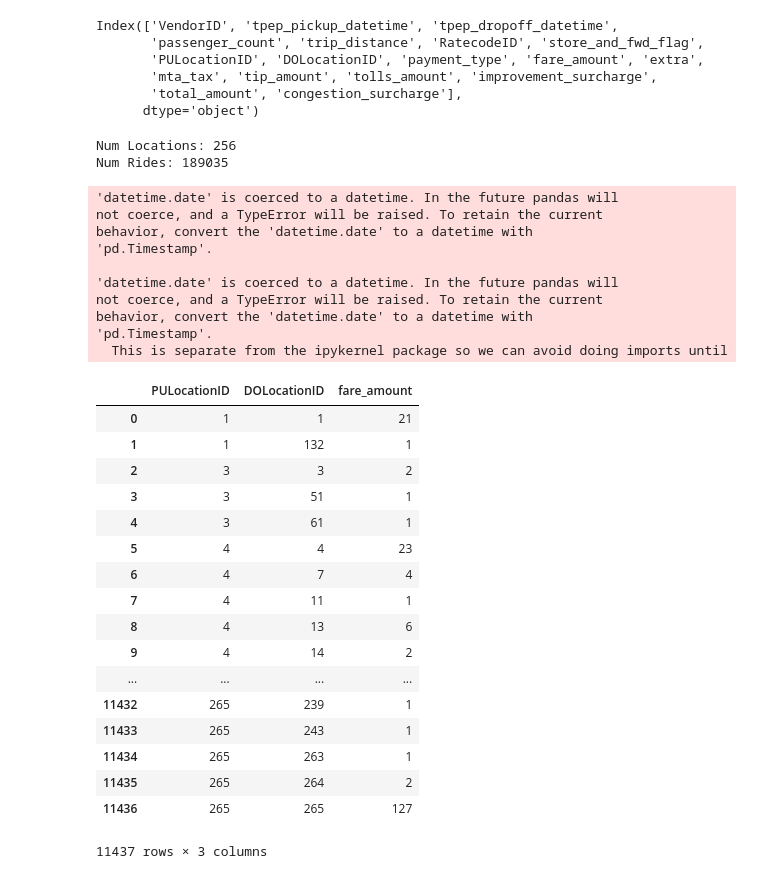
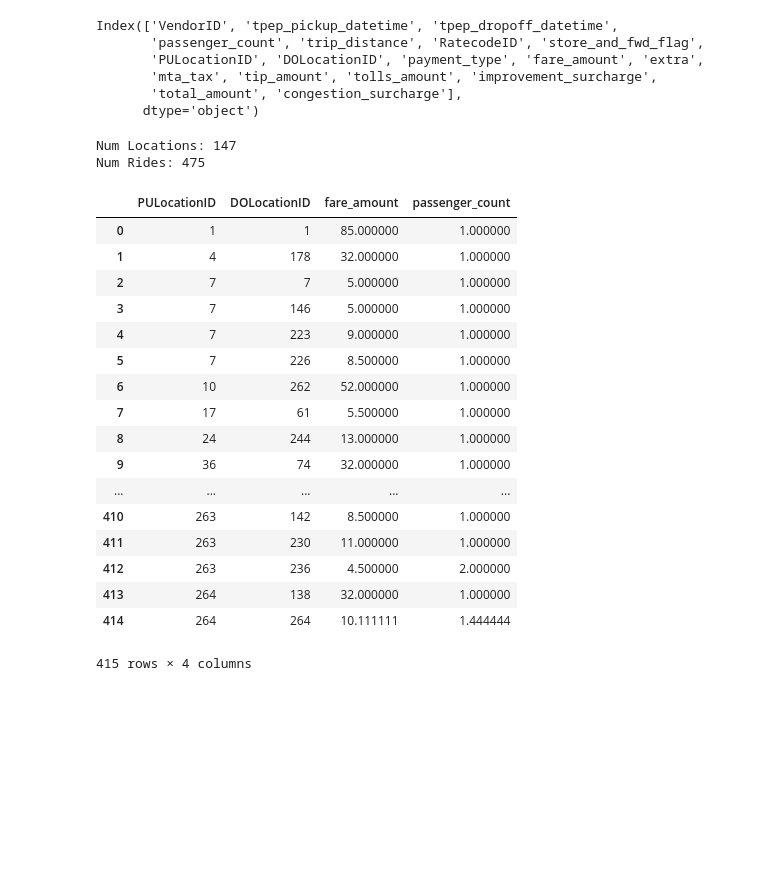
Before and after one commit to nbonaker/TaxiProject, a Jupyter notebook: taxi_data_load.ipynb, the cells around one changed output. Drawn from its saved outputs; the diff is of its cells as text; code cells hidden in the pictures; blank space fills up the shorter version.

```diff
--- a/taxi_data_load.ipynb
+++ b/taxi_data_load.ipynb
@@ -22,48 +22,38 @@ Index(['VendorID', 'tpep_pickup_datetime', 'tpep_dropoff_datetime',
       dtype='object')
 # %%
 # restrict date range
-small_DF = trip_DF[(trip_DF["tpep_pickup_datetime"] >= datetime.date(2019, 1, 1)) &
-                  (trip_DF["tpep_pickup_datetime"] < datetime.date(2019, 1, 2))]
+small_DF = trip_DF[(trip_DF["tpep_pickup_datetime"] >= datetime.datetime(2019, 1, 1, 5, 50, 0)) &
+                  (trip_DF["tpep_pickup_datetime"] < datetime.datetime(2019, 1, 1, 6, 00, 0))]
 locations = set(small_DF["PULocationID"].values).union(set(small_DF["DOLocationID"].values))
 print("Num Locations:", len(locations))
 print("Num Rides:", len(small_DF))
 
 # combine locations with same PU and DO
 # the "agg" function controls the edge feature used -- eg: "count", "mean", "max", ...
-grouped = small_DF.groupby(["PULocationID", "DOLocationID"]).agg({'fare_amount': ['count']})
-grouped.columns = ["fare_amount"]
+grouped = small_DF.groupby(["PULocationID", "DOLocationID"]).agg({'fare_amount': ['mean'], 'passenger_count': ['mean']})
+grouped.columns = ["fare_amount", "passenger_count"]
 grouped.reset_index()
 # %% [output]
-Num Locations: 256
-Num Rides: 189035
+Num Locations: 147
+Num Rides: 475
+|  | PULocationID | DOLocationID | fare_amount | passenger_count |
+| 0 | 1 | 1 | 85.000000 | 1.000000 |
+| 1 | 4 | 178 | 32.000000 | 1.000000 |
+| 2 | 7 | 7 | 5.000000 | 1.000000 |
+| 3 | 7 | 146 | 5.000000 | 1.000000 |
+| 4 | 7 | 223 | 9.000000 | 1.000000 |
+| 5 | 7 | 226 | 8.500000 | 1.000000 |
+| 6 | 10 | 262 | 52.000000 | 1.000000 |
+| 7 | 17 | 61 | 5.500000 | 1.000000 |
+| 8 | 24 | 244 | 13.000000 | 1.000000 |
+| 9 | 36 | 74 | 32.000000 | 1.000000 |
+| ... | ... | ... | ... | ... |
+| 410 | 263 | 142 | 8.500000 | 1.000000 |
+| 411 | 263 | 230 | 11.000000 | 1.000000 |
+| 412 | 263 | 236 | 4.500000 | 2.000000 |
+| 413 | 264 | 138 | 32.000000 | 1.000000 |
+| 414 | 264 | 264 | 10.111111 | 1.444444 |
-'datetime.date' is coerced to a datetime. In the future pandas will
-not coerce, and a TypeError will be raised. To retain the current
-behavior, convert the 'datetime.date' to a datetime with
-'pd.Timestamp'.
-
-'datetime.date' is coerced to a datetime. In the future pandas will
-not coerce, and a TypeError will be raised. To retain the current
-behavior, convert the 'datetime.date' to a datetime with
-'pd.Timestamp'.
-  This is separate from the ipykernel package so we can avoid doing imports until
+415 rows × 4 columns
-|  | PULocationID | DOLocationID | fare_amount |
-| 0 | 1 | 1 | 21 |
-| 1 | 1 | 132 | 1 |
-| 2 | 3 | 3 | 2 |
-| 3 | 3 | 51 | 1 |
-| 4 | 3 | 61 | 1 |
-| 5 | 4 | 4 | 23 |
-| 6 | 4 | 7 | 4 |
-| 7 | 4 | 11 | 1 |
-| 8 | 4 | 13 | 6 |
-| 9 | 4 | 14 | 2 |
-| ... | ... | ... | ... |
-| 11432 | 265 | 239 | 1 |
-| 11433 | 265 | 243 | 1 |
-| 11434 | 265 | 263 | 1 |
-| 11435 | 265 | 264 | 2 |
-| 11436 | 265 | 265 | 127 |
-11437 rows × 3 columns
 # %%
 # Iterate through grouped rows to construct ADJ matrix
 adj_matrix = np.zeros((max(locations)+1, max(locations)+1))
```
Also changed, not shown: parts of 6 cells of this notebook, 2 other files.
